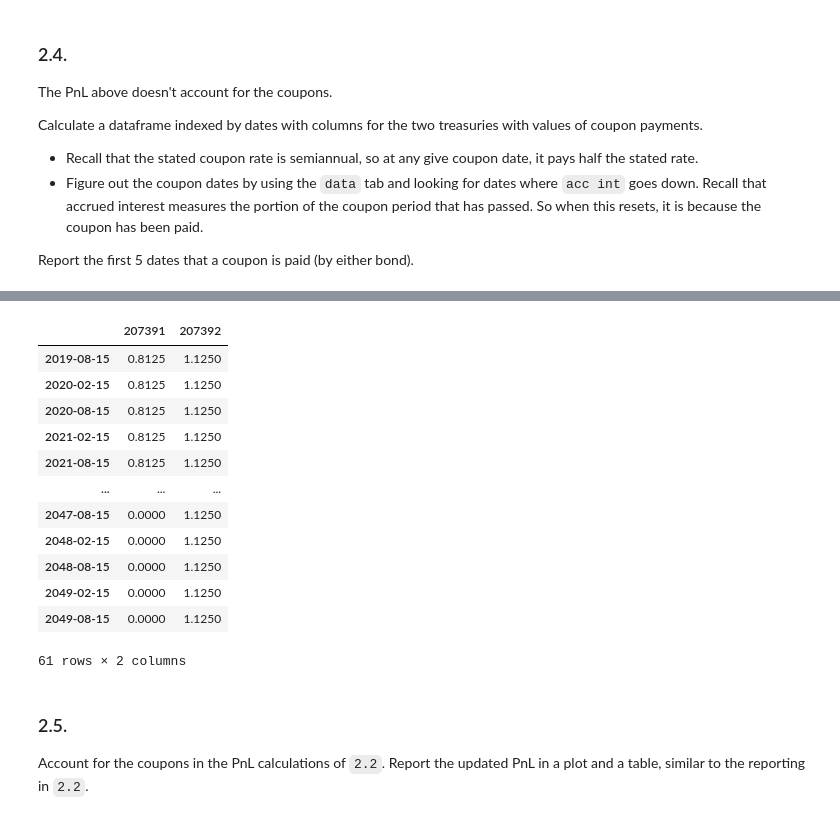
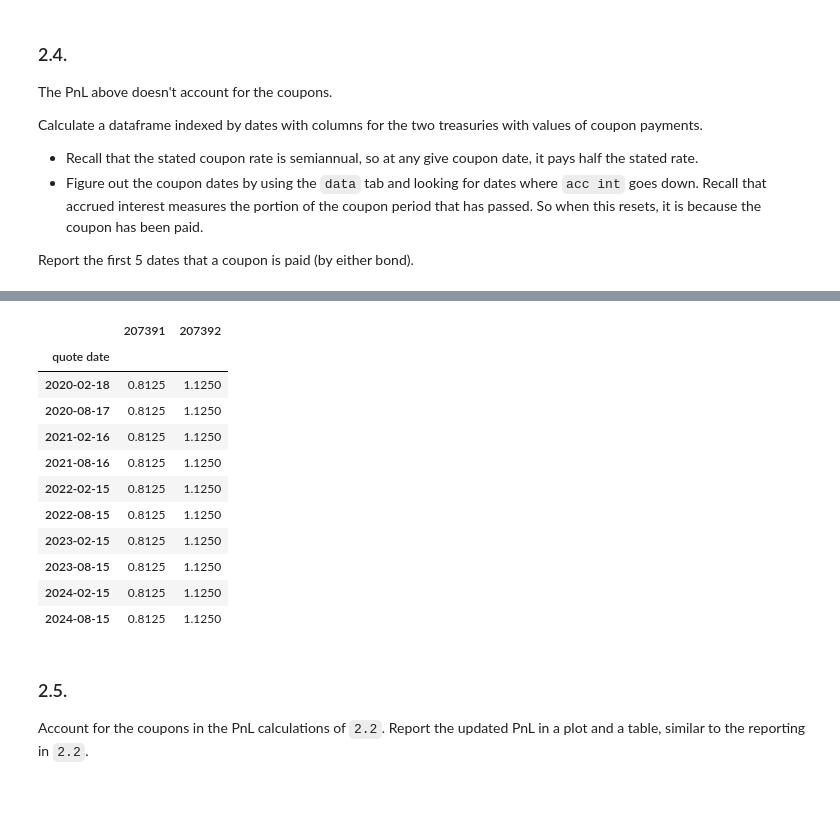
Before and after one commit to Scheffer888/finm-fixedincome-2025, a Jupyter notebook: homework/Homework 2 (Eduardo).ipynb, the cells around one changed output, grey strips where cells are left out. Drawn from its saved outputs; the diff is of its cells as text; code cells hidden in the pictures.

```diff
--- a/homework/Homework 2 (Eduardo).ipynb
+++ b/homework/Homework 2 (Eduardo).ipynb
@@ -307,27 +469,19 @@ new_data.resample('M').last().dropna(how='all')
-# %%
-coupon_dates_long = fi.get_coupon_dates(quote_date=first_date, maturity_date=data_info.loc[ID_LONG, 'maturity date'])
-coupon_dates_short = fi.get_coupon_dates(quote_date=first_date, maturity_date=data_info.loc[ID_SHORT, 'maturity date'])
-
-coupons_long = pd.DataFrame(data_info.loc[ID_LONG, 'cpn rate']/2, columns=[ID_LONG], index=coupon_dates_long)
-coupons_short = pd.DataFrame(data_info.loc[ID_SHORT, 'cpn rate']/2, columns=[ID_SHORT], index=coupon_dates_short)
-
-coupons = pd.merge(coupons_long, coupons_short, how='outer', left_index=True, right_index=True)
-coupons = coupons.fillna(0)
-coupons
-# %% [output]
-|  | 207391 | 207392 |
-| 2019-08-15 | 0.8125 | 1.1250 |
-| 2020-02-15 | 0.8125 | 1.1250 |
-| 2020-08-15 | 0.8125 | 1.1250 |
-| 2021-02-15 | 0.8125 | 1.1250 |
-| 2021-08-15 | 0.8125 | 1.1250 |
-| ... | ... | ... |
-| 2047-08-15 | 0.0000 | 1.1250 |
-| 2048-02-15 | 0.0000 | 1.1250 |
-| 2048-08-15 | 0.0000 | 1.1250 |
-| 2049-02-15 | 0.0000 | 1.1250 |
-| 2049-08-15 | 0.0000 | 1.1250 |
-61 rows × 2 columns
+# %%
+coupons_ts = tr.get_cash_flows(data, data_info.T, [ID_LONG, ID_SHORT])
+coupons_ts
+# %% [output]
+|  | 207391 | 207392 |
+| quote date |  |  |
+| 2020-02-18 | 0.8125 | 1.1250 |
+| 2020-08-17 | 0.8125 | 1.1250 |
+| 2021-02-16 | 0.8125 | 1.1250 |
+| 2021-08-16 | 0.8125 | 1.1250 |
+| 2022-02-15 | 0.8125 | 1.1250 |
+| 2022-08-15 | 0.8125 | 1.1250 |
+| 2023-02-15 | 0.8125 | 1.1250 |
+| 2023-08-15 | 0.8125 | 1.1250 |
+| 2024-02-15 | 0.8125 | 1.1250 |
+| 2024-08-15 | 0.8125 | 1.1250 |
 # %% [markdown]
 ### 2.5.
 Account for the coupons in the PnL calculations of `2.2`. Report the updated PnL in a plot and a table, similar to the reporting in `2.2`.
```
Also changed, not shown: parts of 25 cells of this notebook.
